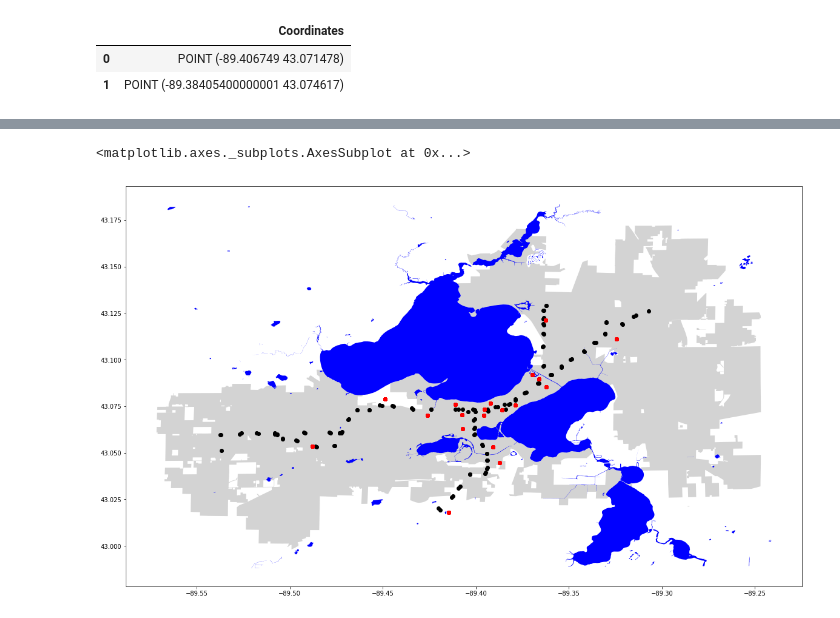
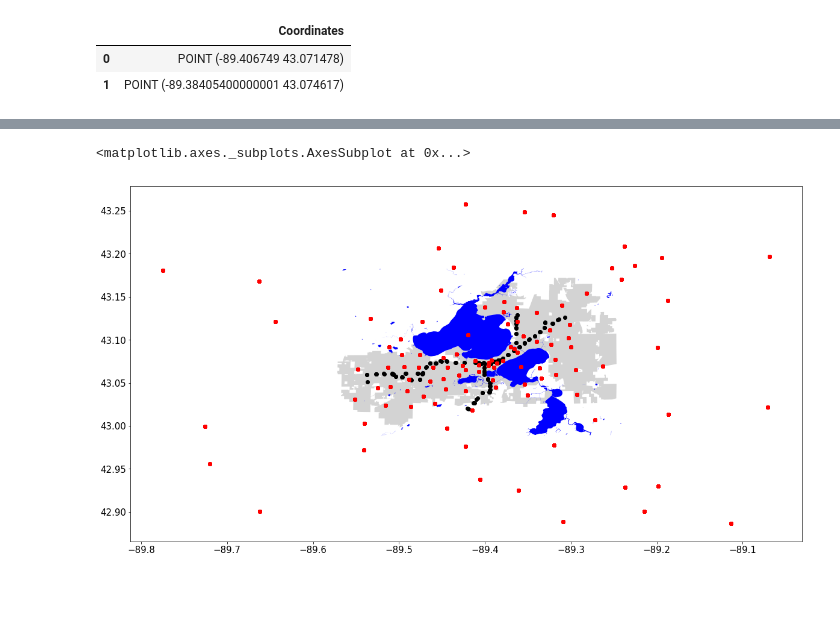
Before and after one commit to tylerharter/s19-city-t2, a Jupyter notebook: plan/Planning Transportation.ipynb, the cells around one changed output, grey strips where cells are left out. Drawn from its saved outputs; the diff is of its cells as text; code cells hidden in the pictures; blank space fills up the shorter version.

```diff
--- a/plan/Planning Transportation.ipynb
+++ b/plan/Planning Transportation.ipynb
@@ -798,0 +704,23 @@ hs.plot(color="green", ax=ax)
+# %%
+#annotate commute data
+homedic = []
+for coor in data["coordinates"]:
+    homedic.append(Point(float(coor[0]),float(coor[1])))
+hcoords = pd.Series(homedic)
+hs = pd.DataFrame({"Coordinates": hcoords})
+hs = geopandas.GeoDataFrame(hs, geometry='Coordinates')
+
+workdic = []
+for coor in data["coordinates"]:
+    workdic.append(Point(float(coor[2]),float(coor[3])))
+wcoords = pd.Series(workdic)
+ws = pd.DataFrame({"Coordinates": wcoords})
+ws = geopandas.GeoDataFrame(ws, geometry='Coordinates')
+
+ax = madison.plot(color="lightgray", figsize=(20,20))
+lakes.plot(color="blue", ax=ax)
+bs.plot(color="black", ax=ax)
+hs.plot(color="green", ax=ax)
+ws.plot(color="red", ax=ax)
+#apparently, the work place and home coordinates are exactly the same so it overlaps,
+#only making one of the colors show... what?!
@@ -799,27 +730,28 @@ hs.plot(color="green", ax=ax)
 # %%
-#annotate commute data
+#annotate commute data from the origional wpdata
 homedic = []
-for coor in data["coordinates"]:
+for coor in wpdata["coordinates"]:
     homedic.append(Point(float(coor[0]),float(coor[1])))
 hcoords = pd.Series(homedic)
 hs = pd.DataFrame({"Coordinates": hcoords})
 hs = geopandas.GeoDataFrame(hs, geometry='Coordinates')
 
 workdic = []
-for coor in data["coordinates"]:
+for coor in wpdata["coordinates"]:
     workdic.append(Point(float(coor[2]),float(coor[3])))
 wcoords = pd.Series(workdic)
 ws = pd.DataFrame({"Coordinates": wcoords})
 ws = geopandas.GeoDataFrame(ws, geometry='Coordinates')
 
 ax = madison.plot(color="lightgray", figsize=(20,20))
 lakes.plot(color="blue", ax=ax)
 bs.plot(color="black", ax=ax)
 hs.plot(color="green", ax=ax)
 ws.plot(color="red", ax=ax)
+#again did not print due to the overlap. What is going on??
 # %% [output]
 <matplotlib.axes._subplots.AxesSubplot at 0x...>
-[figure, old version]
+[figure, new version]
 # %%
 #http://data-cityofmadison.opendata.arcgis.com/datasets/3afa8d889c8541ec8cbd89c5845921a2_26
 #2015 ridership data by stops
```
Also changed, not shown: parts of 25 cells of this notebook, 2 other files.
